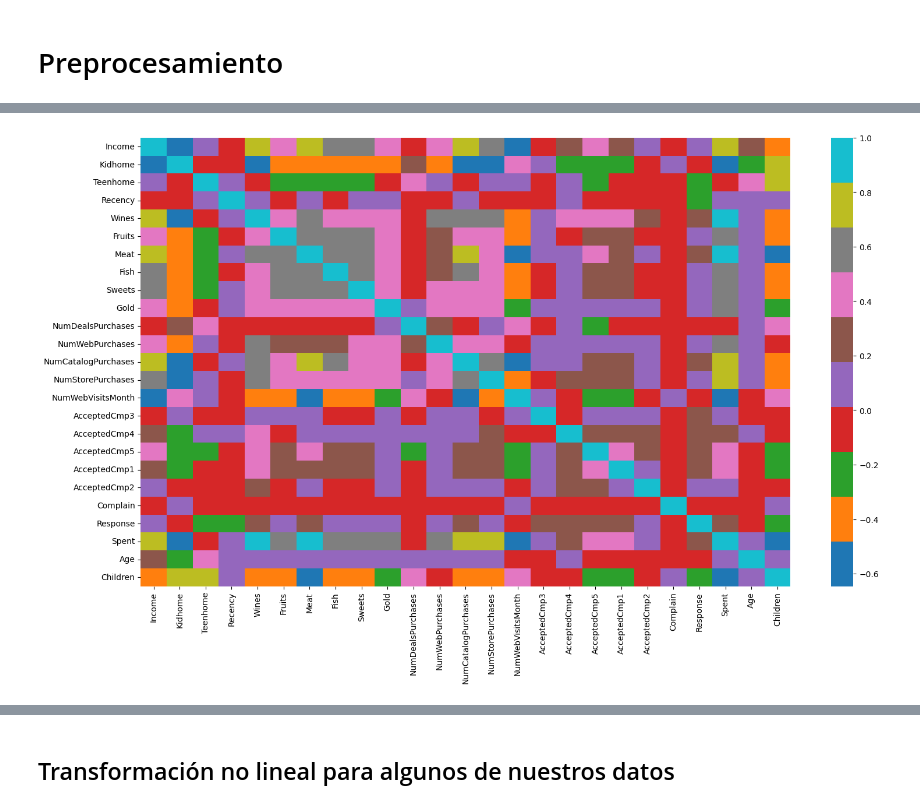
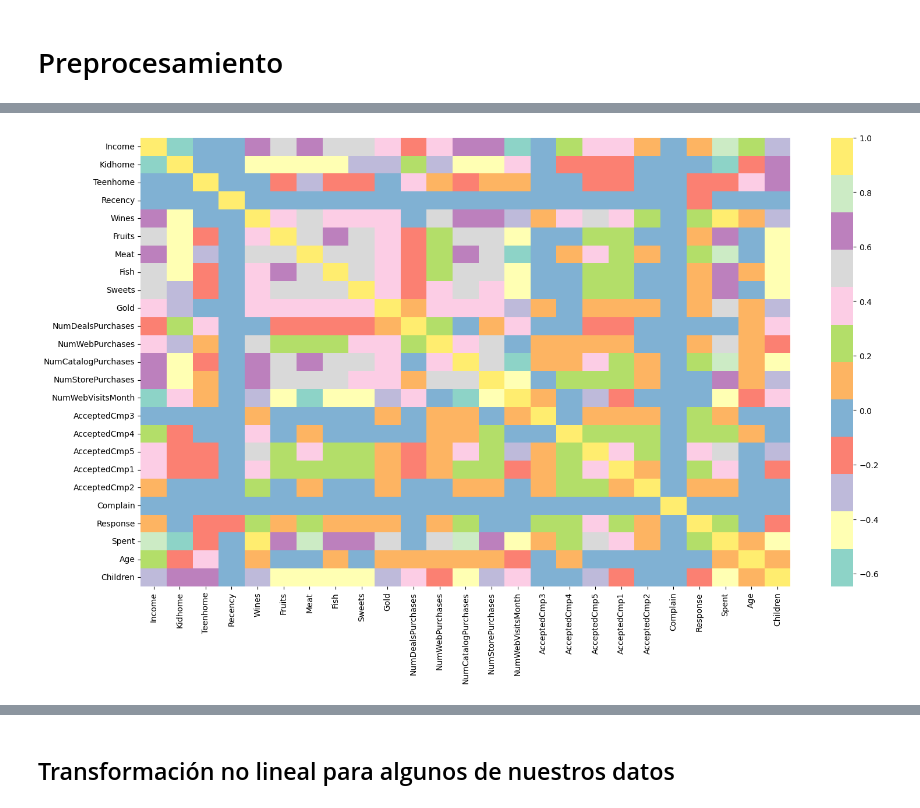
Before and after one commit to giraljv/Customer_personality_project, a Jupyter notebook: customer.ipynb, the cells around one changed output, grey strips where cells are left out. Cells and saved outputs as stored; diff of their text form; code cells hidden in the pictures.

```diff
--- a/customer.ipynb
+++ b/customer.ipynb
@@ -230,9 +223,9 @@ for i in df_transformed.columns:
 # %%
 plt.figure(figsize=(18,10))
-sns.heatmap(df_transformed.corr(),cmap='tab10')
+sns.heatmap(df_transformed.corr(),cmap='Set3')
 plt.show()
 # %% [output]
-[figure, old version]
+[figure, new version]
 # %%
 #columnas de promos
 proms_cols = ['AcceptedCmp3', 'AcceptedCmp4', 'AcceptedCmp5', 'AcceptedCmp1',
```
Also changed, not shown: parts of 53 cells of this notebook.
